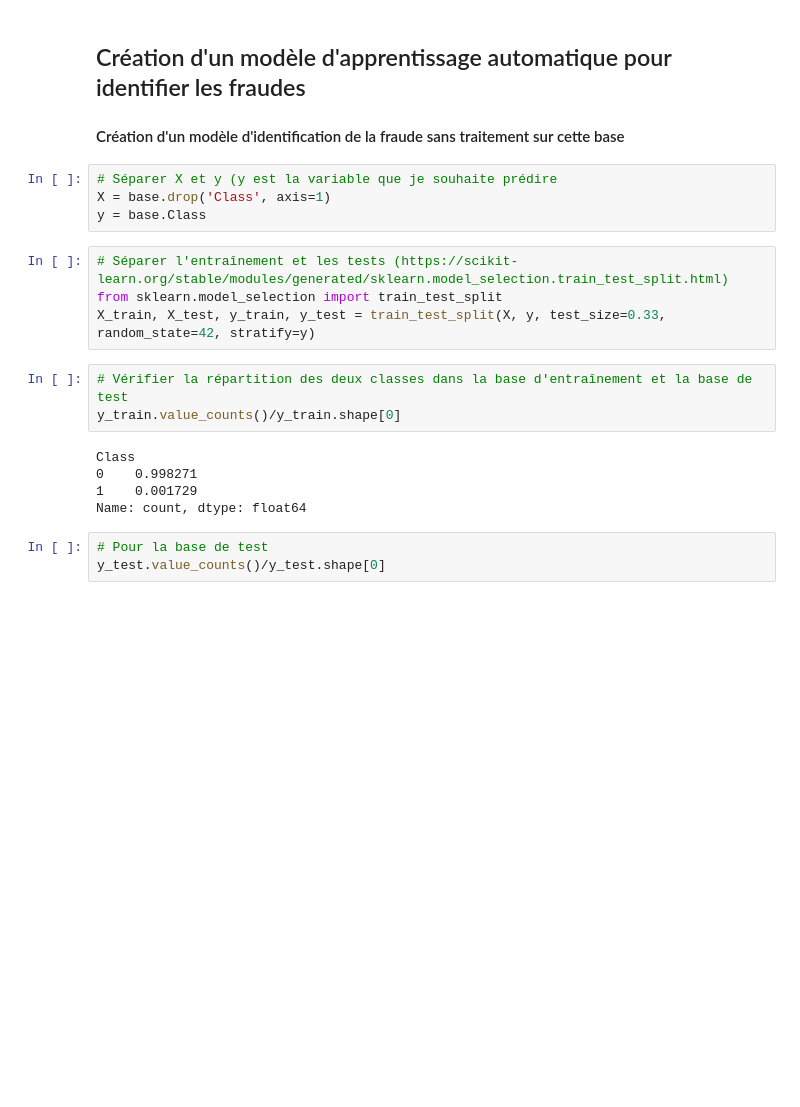
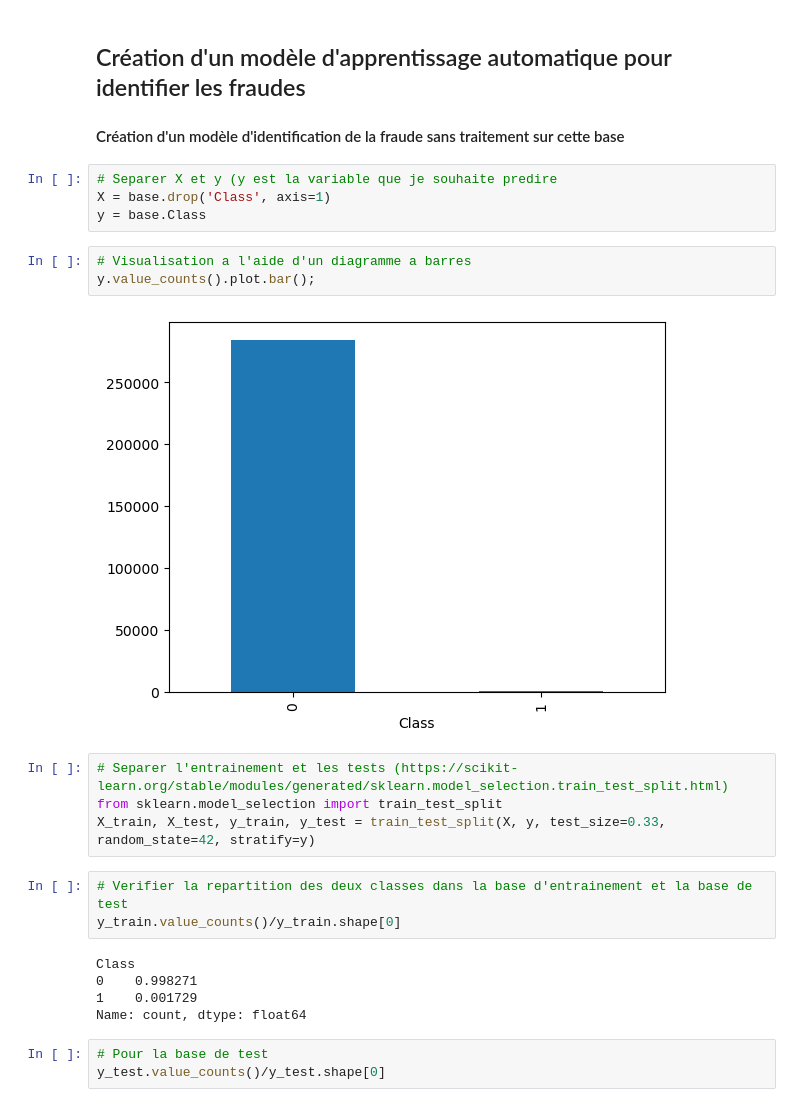
Before and after one commit to Badu1230/fraude-identification, a Jupyter notebook: Création d'un modèle d'identification des fraudes.ipynb, the cells around one changed output. Saved outputs shown, nothing was run; the diff lists cells and outputs as text; blank space fills up the shorter version.

```diff
--- a/Création d'un modèle d'identification des fraudes.ipynb
+++ b/Création d'un modèle d'identification des fraudes.ipynb
@@ -129,15 +129,20 @@ base.Class.value_counts().plot.pie(autopct='%.2f');
 
 #### Création d'un modèle d'identification de la fraude sans traitement sur cette base
 # %%
-# Séparer X et y (y est la variable que je souhaite prédire
+# Separer X et y (y est la variable que je souhaite predire
 X = base.drop('Class', axis=1)
 y = base.Class
+# %%
+# Visualisation a l'aide d'un diagramme a barres
+y.value_counts().plot.bar();
+# %% [output]
+[figure, added]
 # %%
-# Séparer l'entraînement et les tests (https://scikit-learn.org/stable/modules/generated/sklearn.model_selection.train_test_split.html)
+# Separer l'entrainement et les tests (https://scikit-learn.org/stable/modules/generated/sklearn.model_selection.train_test_split.html)
 from sklearn.model_selection import train_test_split
 X_train, X_test, y_train, y_test = train_test_split(X, y, test_size=0.33, random_state=42, stratify=y)
 # %%
-# Vérifier la répartition des deux classes dans la base d'entraînement et la base de test
+# Verifier la repartition des deux classes dans la base d'entrainement et la base de test
 y_train.value_counts()/y_train.shape[0]
 # %% [output]
 Class
```
Also changed, not shown: parts of 76 cells of this notebook.
